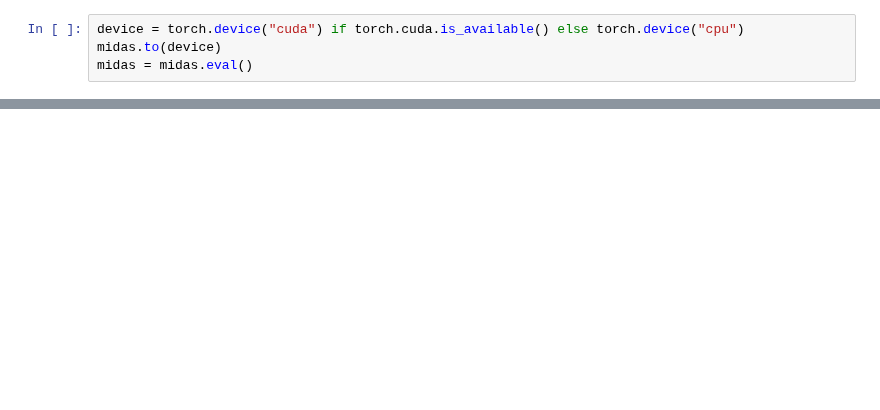
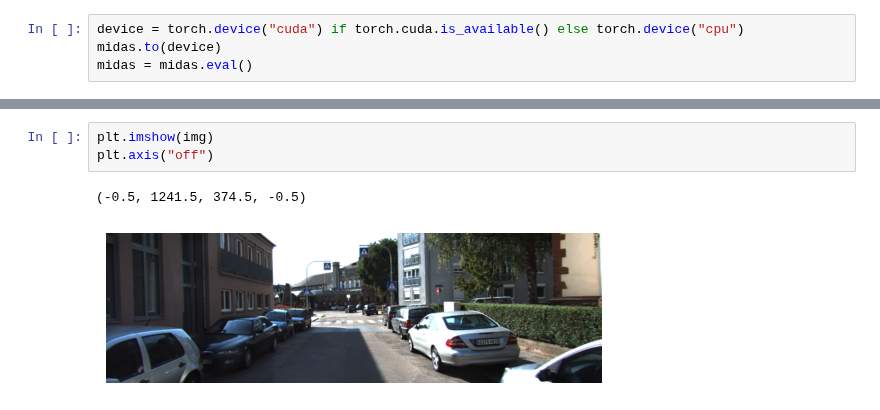
Before and after one commit to bthek1/DeepLearning, a Jupyter notebook: nbs/074_depth_estimator_kitti.ipynb, the cells around one changed output, grey strips where cells are left out. Saved outputs shown, nothing was run; the diff lists cells and outputs as text; blank space fills up the shorter version.

```diff
--- a/nbs/074_depth_estimator_kitti.ipynb
+++ b/nbs/074_depth_estimator_kitti.ipynb
@@ -266,0 +94,6 @@ IndexError: list index out of range
+# %%
+plt.imshow(img)
+plt.axis("off")
+# %% [output]
+(-0.5, 1241.5, 374.5, -0.5)
+[figure, added]
```
Also changed, not shown: parts of 48 cells of this notebook, 4 other files.
